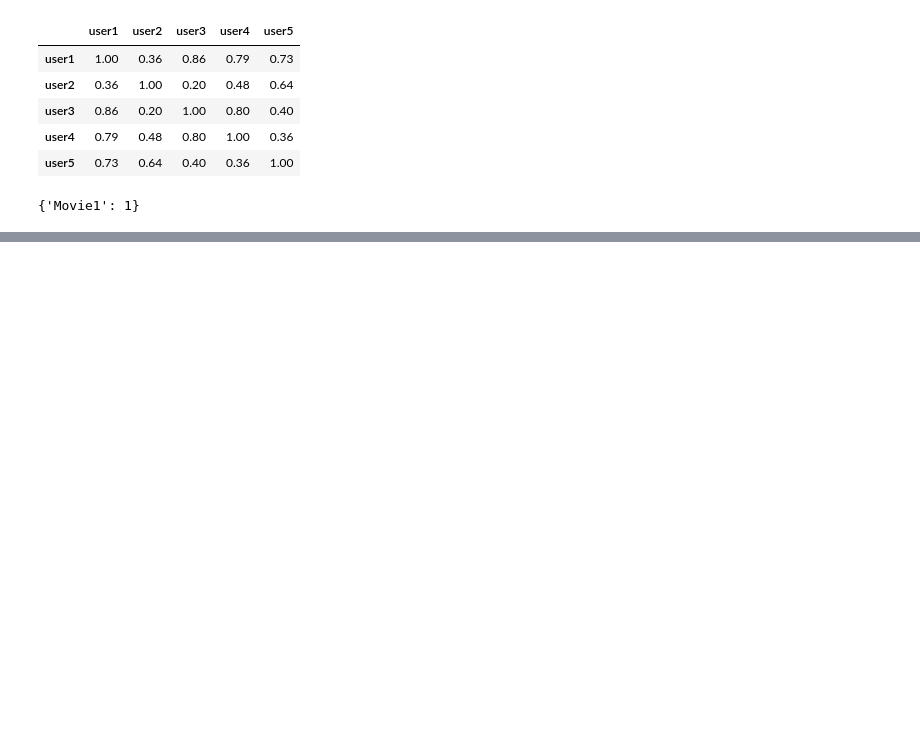
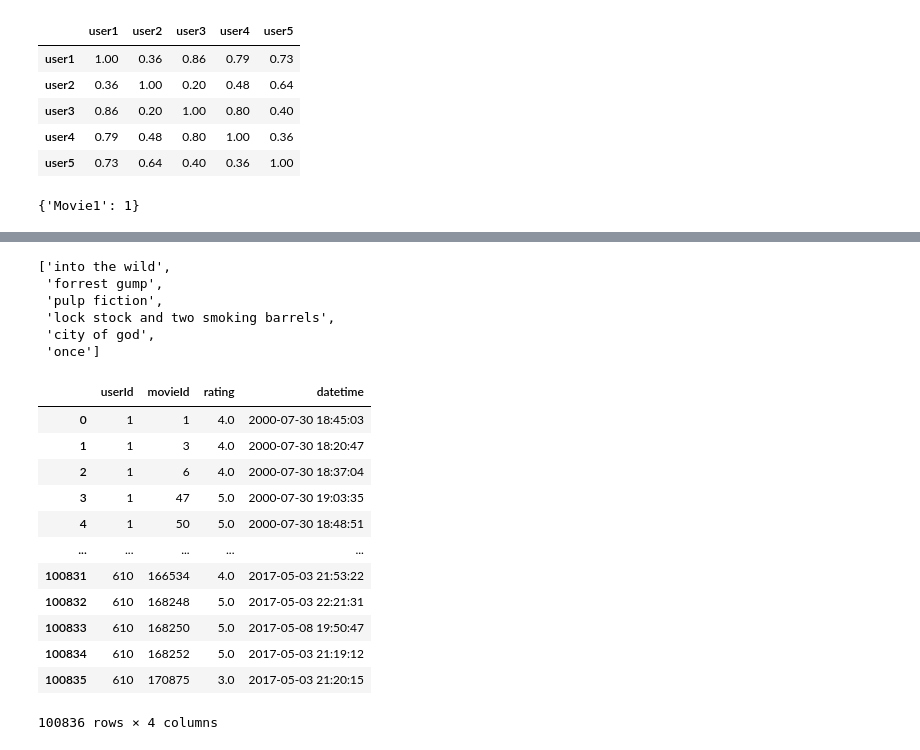
Before and after one commit to greentopsecret/random-forest-fennel-student-code, a Jupyter notebook: week_10/neighborhood_based_CF.ipynb, the cells around one changed output, grey strips where cells are left out. Cells and saved outputs as stored; diff of their text form; code cells hidden in the pictures; blank space fills up the shorter version.

```diff
--- a/week_10/neighborhood_based_CF.ipynb
+++ b/week_10/neighborhood_based_CF.ipynb
@@ -206,0 +262,35 @@ r.predict_ratings('user1')
+# %%
+input_movies = ('Into the wild', \
+                'Forrest Gump', \
+                'Pulp Fiction', \
+                'Lock stock and two smoking barrels', \
+#                 'Confessions of a Dangerous Mind', \
+                'City of God', \
+                'Once')
+
+input_movies = list(x.lower() for x in input_movies)
+input_movies
+# %% [output]
+['into the wild',
+ 'forrest gump',
+ 'pulp fiction',
+ 'lock stock and two smoking barrels',
+ 'city of god',
+ 'once']
+# %%
+ratings = read_csv('ratings', timestamp=True)
+ratings
+# %% [output]
+|  | userId | movieId | rating | datetime |
+| 0 | 1 | 1 | 4.0 | 2000-07-30 18:45:03 |
+| 1 | 1 | 3 | 4.0 | 2000-07-30 18:20:47 |
+| 2 | 1 | 6 | 4.0 | 2000-07-30 18:37:04 |
+| 3 | 1 | 47 | 5.0 | 2000-07-30 19:03:35 |
+| 4 | 1 | 50 | 5.0 | 2000-07-30 18:48:51 |
+| ... | ... | ... | ... | ... |
+| 100831 | 610 | 166534 | 4.0 | 2017-05-03 21:53:22 |
+| 100832 | 610 | 168248 | 5.0 | 2017-05-03 22:21:31 |
+| 100833 | 610 | 168250 | 5.0 | 2017-05-08 19:50:47 |
+| 100834 | 610 | 168252 | 5.0 | 2017-05-03 21:19:12 |
+| 100835 | 610 | 170875 | 3.0 | 2017-05-03 21:20:15 |
+100836 rows × 4 columns
```
Also changed, not shown: parts of 24 cells of this notebook, 17 other files.
